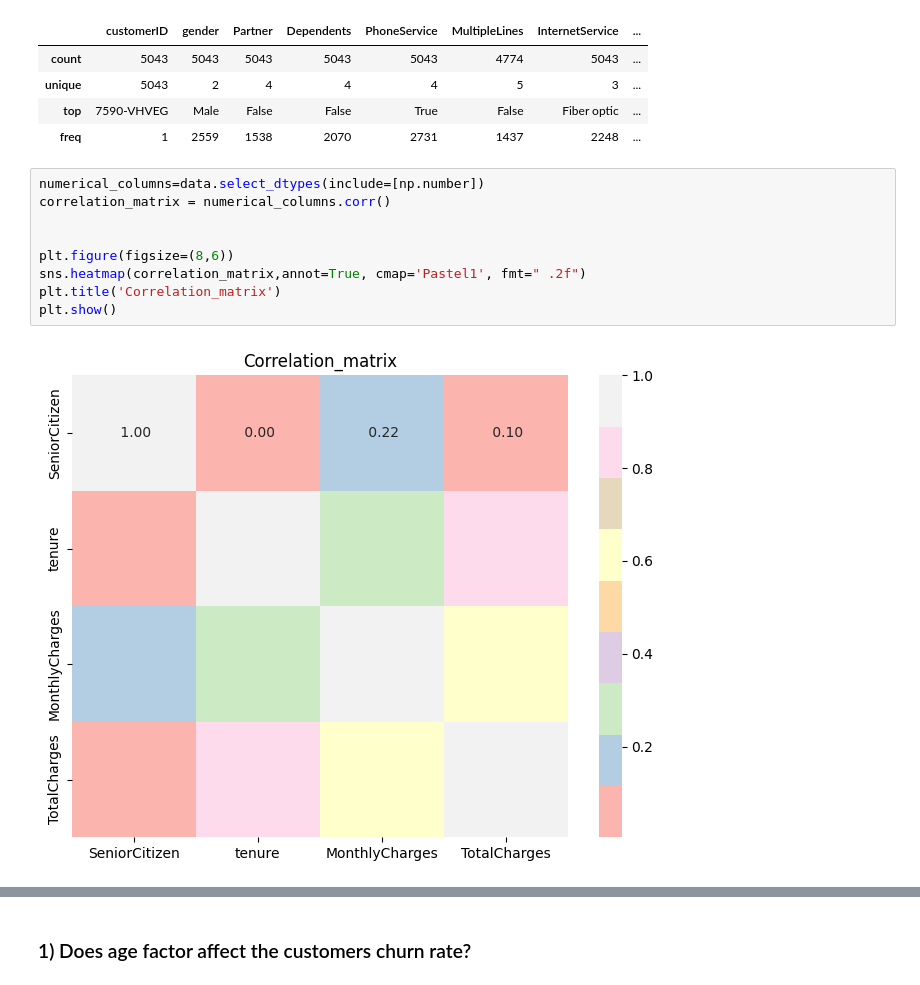
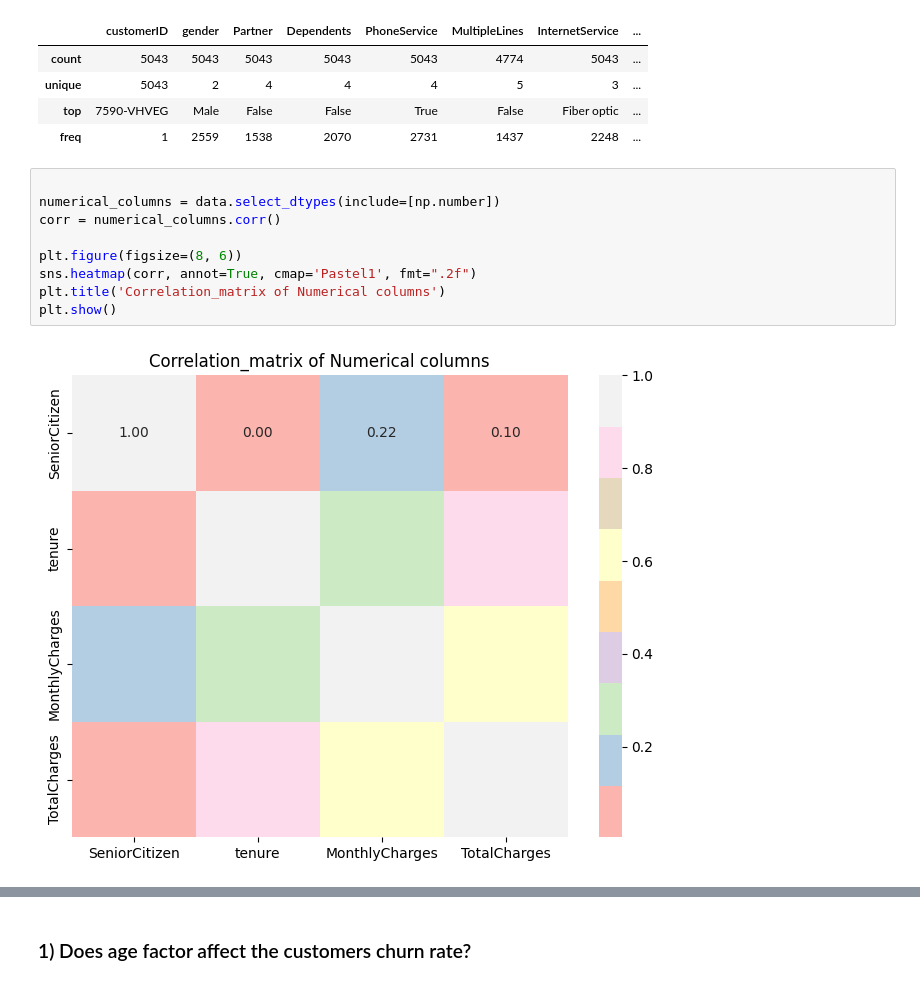
Before and after one commit to qochieng/LP2-Classification-Project, a Jupyter notebook: TelcoChurn-1.ipynb, the cells around one changed output, grey strips where cells are left out. Cells and saved outputs as stored; diff of their text form.

```diff
--- a/TelcoChurn-1.ipynb
+++ b/TelcoChurn-1.ipynb
@@ -215,13 +247,13 @@ data.describe(include='object')
 | top | 7590-VHVEG | Male | False | False | True | False | Fiber optic | ... |
 | freq | 1 | 2559 | 1538 | 2070 | 2731 | 1437 | 2248 | ... |
 # %%
-numerical_columns=data.select_dtypes(include=[np.number])
-correlation_matrix = numerical_columns.corr()
 
+numerical_columns = data.select_dtypes(include=[np.number])
+corr = numerical_columns.corr()
 
-plt.figure(figsize=(8,6))
-sns.heatmap(correlation_matrix,annot=True, cmap='Pastel1', fmt=" .2f")
-plt.title('Correlation_matrix')
+plt.figure(figsize=(8, 6))
+sns.heatmap(corr, annot=True, cmap='Pastel1', fmt=".2f")
+plt.title('Correlation_matrix of Numerical columns')
 plt.show()
 # %% [output]
-[figure, old version]
+[figure, new version]
```
Also changed, not shown: parts of 53 cells of this notebook, 1 other file.
